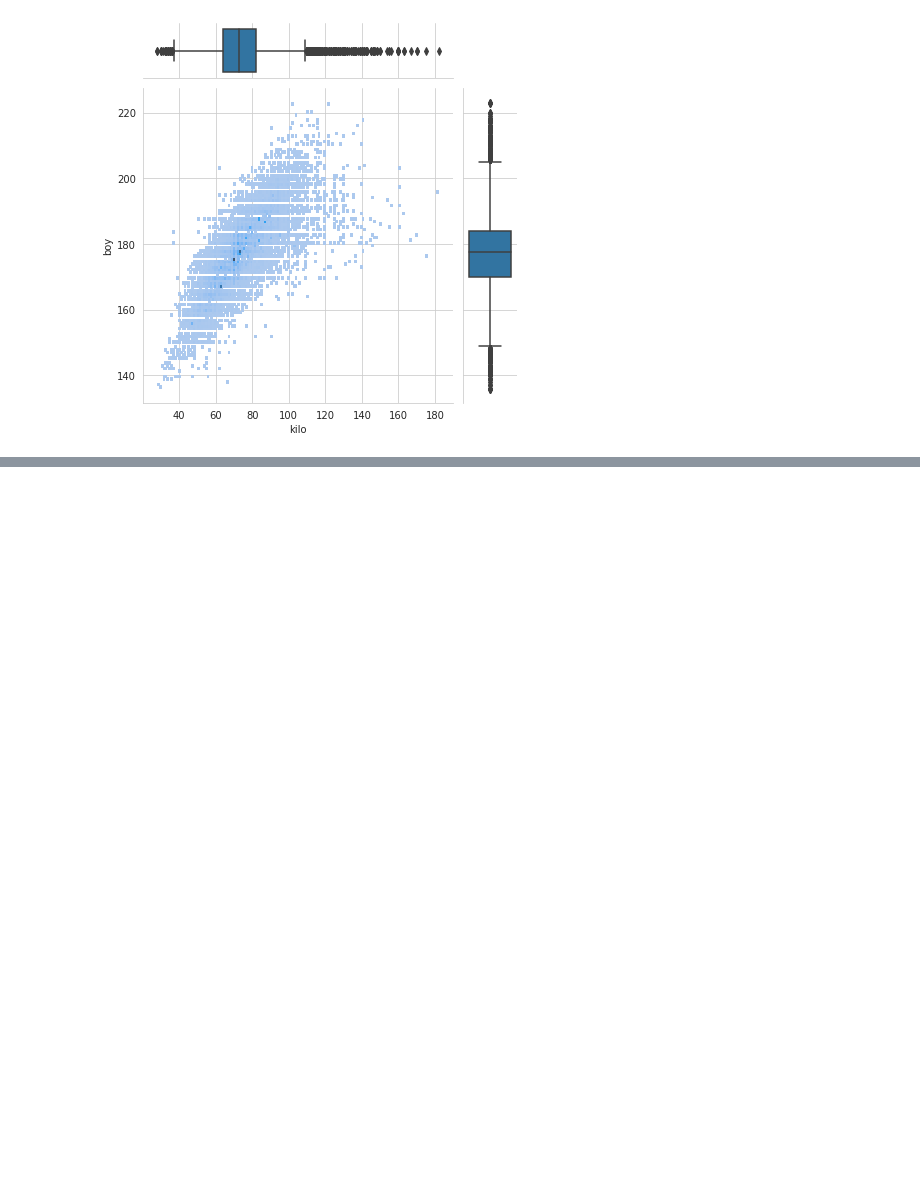
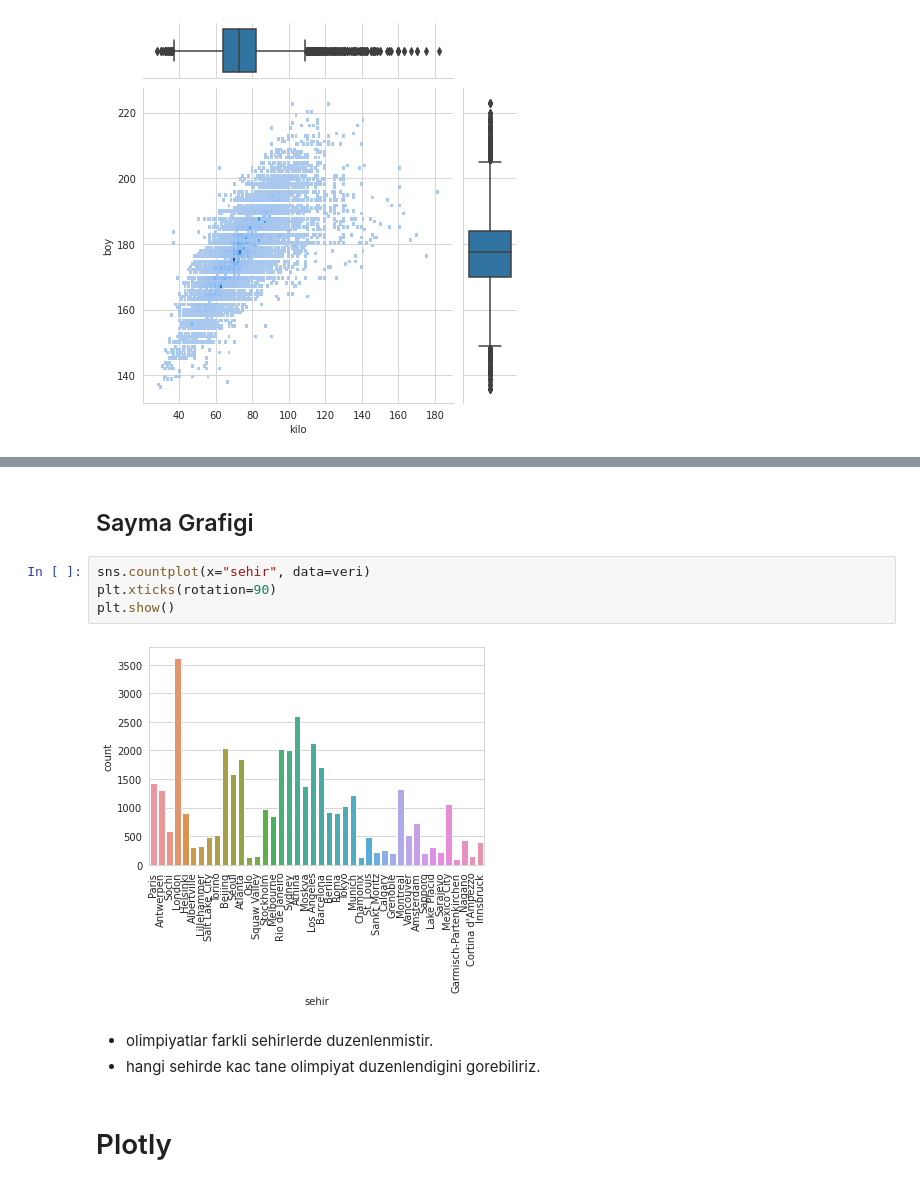
Before and after one commit to mertdot/athlete-events-1896-2016-data-discovery-with-seaborn, a Jupyter notebook: python-ile-veri-gorsellestirme-5-2-120-yillik-olimpiyat-tarihi-veri-seti.ipynb, the cells around one changed output, grey strips where cells are left out. Drawn from its saved outputs; the diff is of its cells as text; blank space fills up the shorter version.

```diff
--- a/python-ile-veri-gorsellestirme-5-2-120-yillik-olimpiyat-tarihi-veri-seti.ipynb
+++ b/python-ile-veri-gorsellestirme-5-2-120-yillik-olimpiyat-tarihi-veri-seti.ipynb
@@ -416,0 +432,13 @@ plt.show()
+# %% [markdown]
+## Sayma Grafigi
+# %%
+sns.countplot(x="sehir", data=veri)
+plt.xticks(rotation=90)
+plt.show()
+# %% [output]
+[figure, added]
+# %% [markdown]
+* olimpiyatlar farkli sehirlerde duzenlenmistir.
+* hangi sehirde kac tane olimpiyat duzenlendigini gorebiliriz.
+# %% [markdown]
+# Plotly
```
Also changed, not shown: parts of 22 cells of this notebook.
